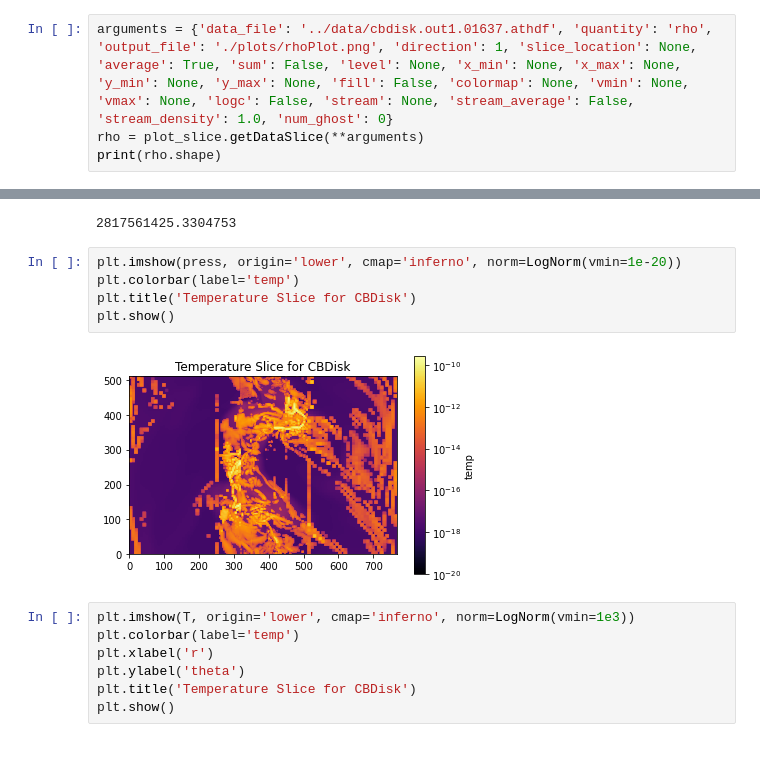
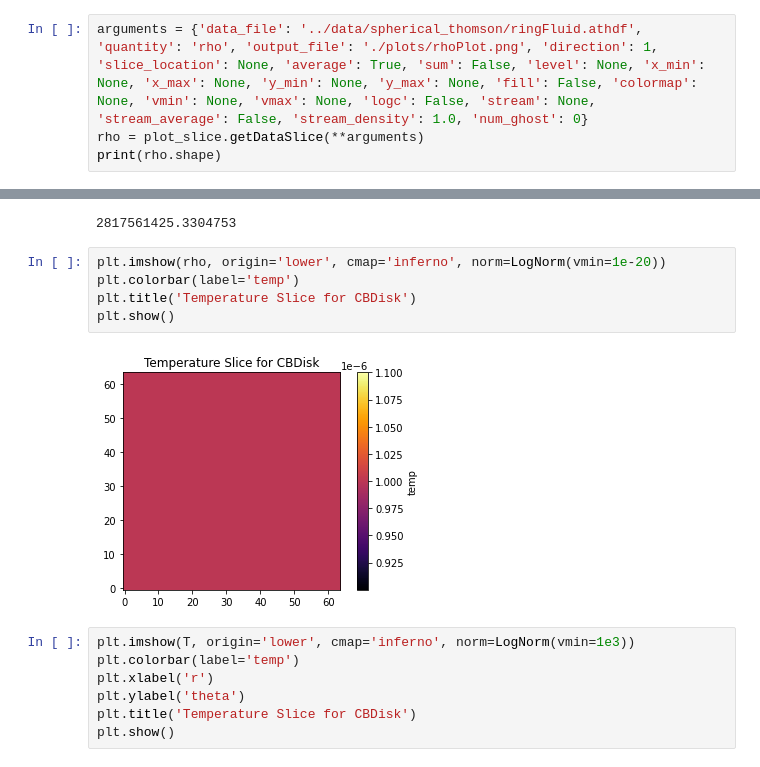
Before and after one commit to thomas-03/blacklight, a Jupyter notebook: scripts/examineRMHDOutput.ipynb, the cells around one changed output, grey strips where cells are left out. Cells and saved outputs as stored; diff of their text form.

```diff
--- a/scripts/examineRMHDOutput.ipynb
+++ b/scripts/examineRMHDOutput.ipynb
@@ -299,7 +299,7 @@ plt.title('Average Pressure Slice for CBDisk')
 Text(0.5, 1.0, 'Average Pressure Slice for CBDisk')
 [figure]
 # %%
-arguments = {'data_file': '../data/cbdisk.out1.01637.athdf', 'quantity': 'rho', 'output_file': './plots/rhoPlot.png', 'direction': 1, 'slice_location': None, 'average': True, 'sum': False, 'level': None, 'x_min': None, 'x_max': None, 'y_min': None, 'y_max': None, 'fill': False, 'colormap': None, 'vmin': None, 'vmax': None, 'logc': False, 'stream': None, 'stream_average': False, 'stream_density': 1.0, 'num_ghost': 0}
+arguments = {'data_file': '../data/spherical_thomson/ringFluid.athdf', 'quantity': 'rho', 'output_file': './plots/rhoPlot.png', 'direction': 1, 'slice_location': None, 'average': True, 'sum': False, 'level': None, 'x_min': None, 'x_max': None, 'y_min': None, 'y_max': None, 'fill': False, 'colormap': None, 'vmin': None, 'vmax': None, 'logc': False, 'stream': None, 'stream_average': False, 'stream_density': 1.0, 'num_ghost': 0}
 rho = plot_slice.getDataSlice(**arguments)
 print(rho.shape)
 # %% [output]
@@ -314,12 +314,12 @@ print(np.max(T))
 # %% [output]
 2817561425.3304753
 # %%
-plt.imshow(press, origin='lower', cmap='inferno', norm=LogNorm(vmin=1e-20))
+plt.imshow(rho, origin='lower', cmap='inferno', norm=LogNorm(vmin=1e-20))
 plt.colorbar(label='temp')
 plt.title('Temperature Slice for CBDisk')
 plt.show()
 # %% [output]
-[figure, old version]
+[figure, new version]
 # %%
 plt.imshow(T, origin='lower', cmap='inferno', norm=LogNorm(vmin=1e3))
 plt.colorbar(label='temp')
```
Also changed, not shown: parts of 1 cell of this notebook, 12 other files.
